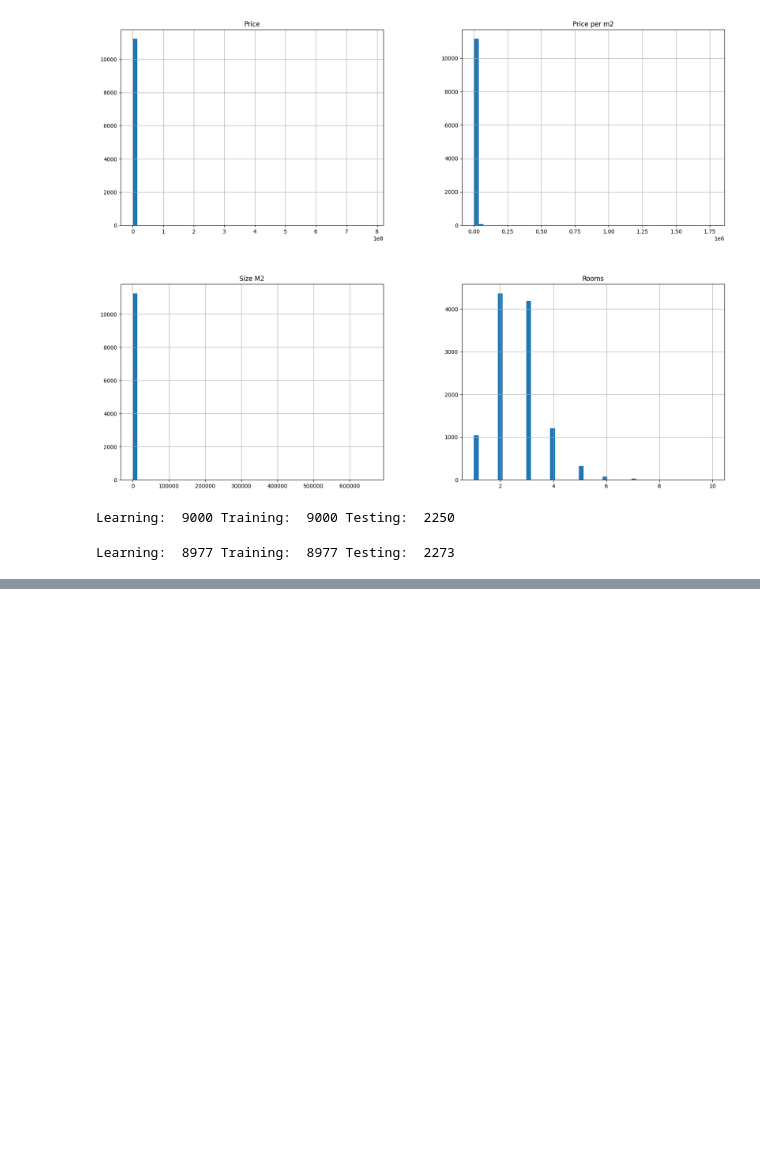
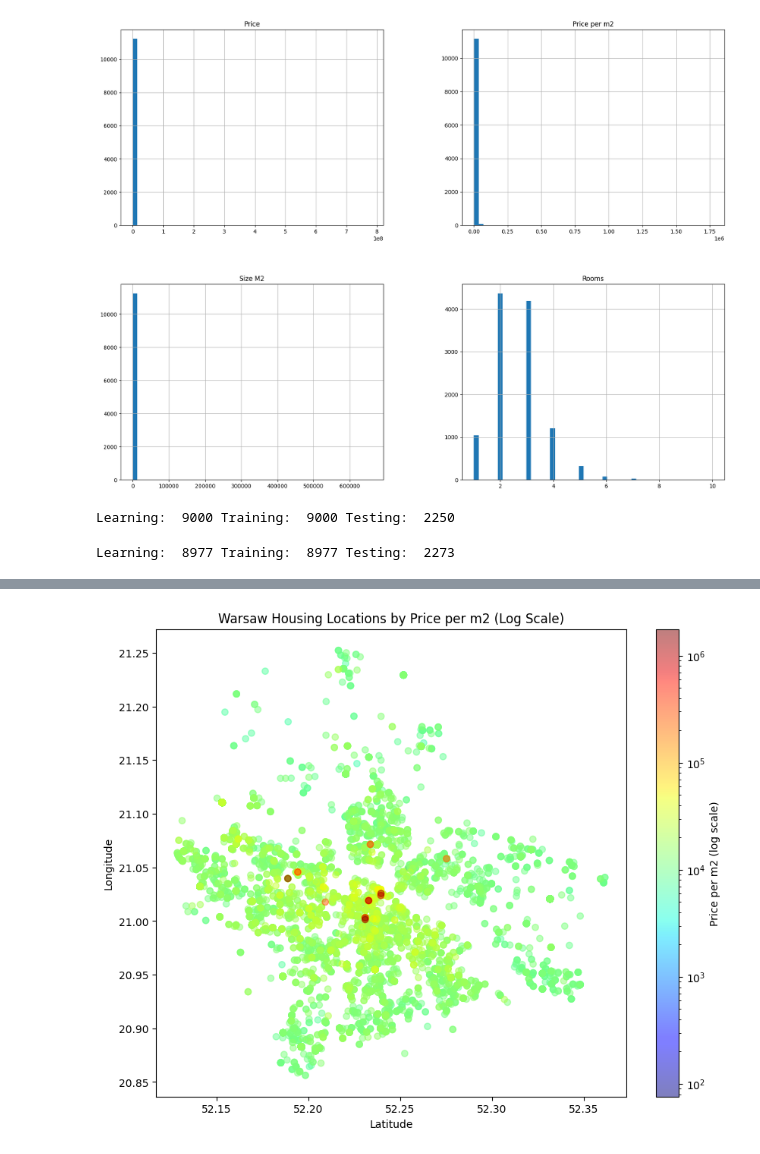
Before and after one commit to JakubGralinski/PropertyScrapper, a Jupyter notebook: properties.ipynb, the cells around one changed output, grey strips where cells are left out. Cells and saved outputs as stored; diff of their text form; code cells hidden in the pictures; blank space fills up the shorter version.

Commit message:
ploting data

```diff
--- a/properties.ipynb
+++ b/properties.ipynb
@@ -138,0 +253,47 @@ Learning:  8977 Training:  8977 Testing:  2273
+# %%
+import matplotlib as mpl
+import matplotlib.pyplot as plt
+
+# Define a bounding box for Warsaw (adjust these values to your preference)
+min_lat, max_lat = 52.0, 52.5
+min_lon, max_lon = 20.8, 21.3
+
+
+# Create a boolean mask to filter out points outside this range
+geo_mask = (
+    (housing_warsaw["Latitude"] >= min_lat) &
+    (housing_warsaw["Latitude"] <= max_lat) &
+    (housing_warsaw["Longitude"] >= min_lon) &
+    (housing_warsaw["Longitude"] <= max_lon)
+)
+
+# Optionally, filter out extremely high "Price per m2" outliers.
+# Below, we remove prices above (max_price - 75000).
+# Adjust this logic to suit your data (e.g., use a percentile cutoff or std-based filter).
+price_cutoff = housing_warsaw["Price per m2"].max() #- 75000
+price_mask = housing_warsaw["Price per m2"] <= price_cutoff
+
+mask = geo_mask & price_mask
+housing_warsaw_filtered = housing_warsaw[mask].copy()
+housing_warsaw_sorted = housing_warsaw_filtered.sort_values(by="Price per m2", ascending=True)
+
+price_min = housing_warsaw["Price per m2"].min()
+price_max = housing_warsaw["Price per m2"].max()
+
+
+plt.figure(figsize=(10, 8))
+scatter = plt.scatter(
+    housing_warsaw_sorted["Latitude"],
+    housing_warsaw_sorted["Longitude"],
+    alpha=0.5,
+    c=housing_warsaw_sorted["Price per m2"],
+    cmap="jet",
+    norm=mpl.colors.LogNorm(vmin=price_min, vmax=price_max)  # Log scale
+)
+plt.xlabel("Latitude")
+plt.ylabel("Longitude")
+plt.title("Warsaw Housing Locations by Price per m2 (Log Scale)")
+plt.colorbar(scatter, label="Price per m2 (log scale)")
+plt.show()
+# %% [output]
+[figure, added]
```
Also changed, not shown: parts of 9 cells of this notebook.
